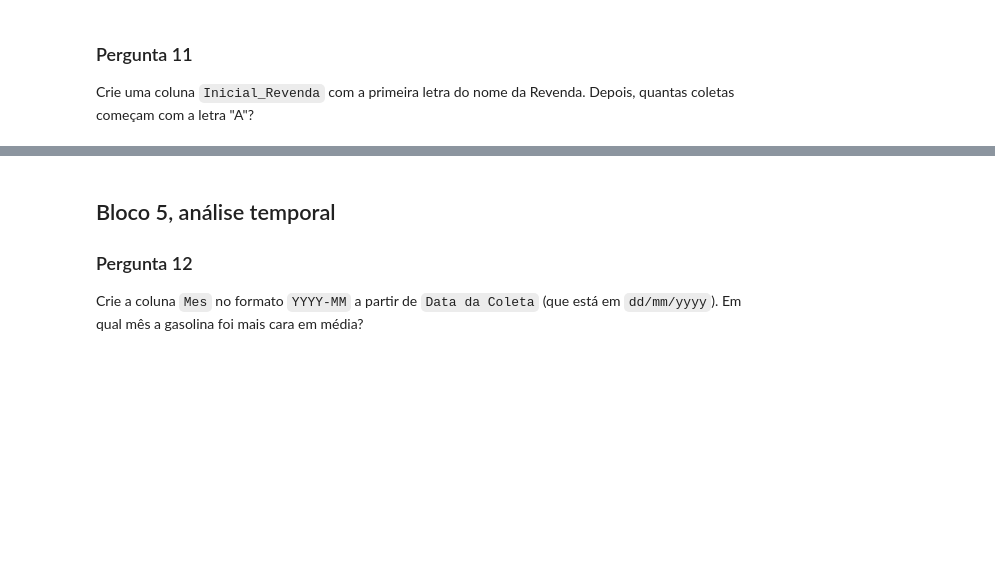
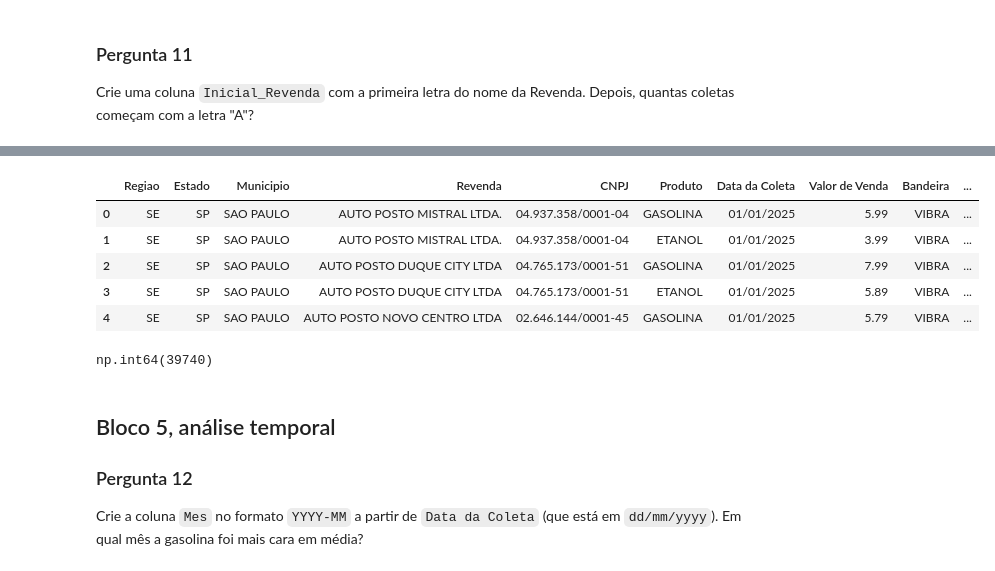
Before and after one commit to ArthurMalucelli/fgv-vault, a Jupyter notebook: Programacao/Aulas/05.26/Quiz_treino.ipynb, the cells around one changed output, grey strips where cells are left out. Cells and saved outputs as stored; diff of their text form; code cells hidden in the pictures; blank space fills up the shorter version.

```diff
--- a/Programacao/Aulas/05.26/Quiz_treino.ipynb
+++ b/Programacao/Aulas/05.26/Quiz_treino.ipynb
@@ -195,3 +206,18 @@ Crie uma coluna `Inicial_Revenda` com a primeira letra do nome da Revenda. Depoi
+# %%
+postos["Inicial_Revenda"] = postos["Revenda"].str[0]
+# %%
+postos.head()
+# %% [output]
+|  | Regiao | Estado | Municipio | Revenda | CNPJ | Produto | Data da Coleta | Valor de Venda | Bandeira | ... |
+| 0 | SE | SP | SAO PAULO | AUTO POSTO MISTRAL LTDA. | 04.937.358/0001-04 | GASOLINA | 01/01/2025 | 5.99 | VIBRA | ... |
+| 1 | SE | SP | SAO PAULO | AUTO POSTO MISTRAL LTDA. | 04.937.358/0001-04 | ETANOL | 01/01/2025 | 3.99 | VIBRA | ... |
+| 2 | SE | SP | SAO PAULO | AUTO POSTO DUQUE CITY LTDA | 04.765.173/0001-51 | GASOLINA | 01/01/2025 | 7.99 | VIBRA | ... |
+| 3 | SE | SP | SAO PAULO | AUTO POSTO DUQUE CITY LTDA | 04.765.173/0001-51 | ETANOL | 01/01/2025 | 5.89 | VIBRA | ... |
+| 4 | SE | SP | SAO PAULO | AUTO POSTO NOVO CENTRO LTDA | 02.646.144/0001-45 | GASOLINA | 01/01/2025 | 5.79 | VIBRA | ... |
+# %%
+postos["Inicial_Revenda"].str.contains("A").sum()
+# %% [output]
+np.int64(39740)
 # %% [markdown]
 ## Bloco 5, análise temporal
 
```
Also changed, not shown: parts of 2 cells of this notebook.
